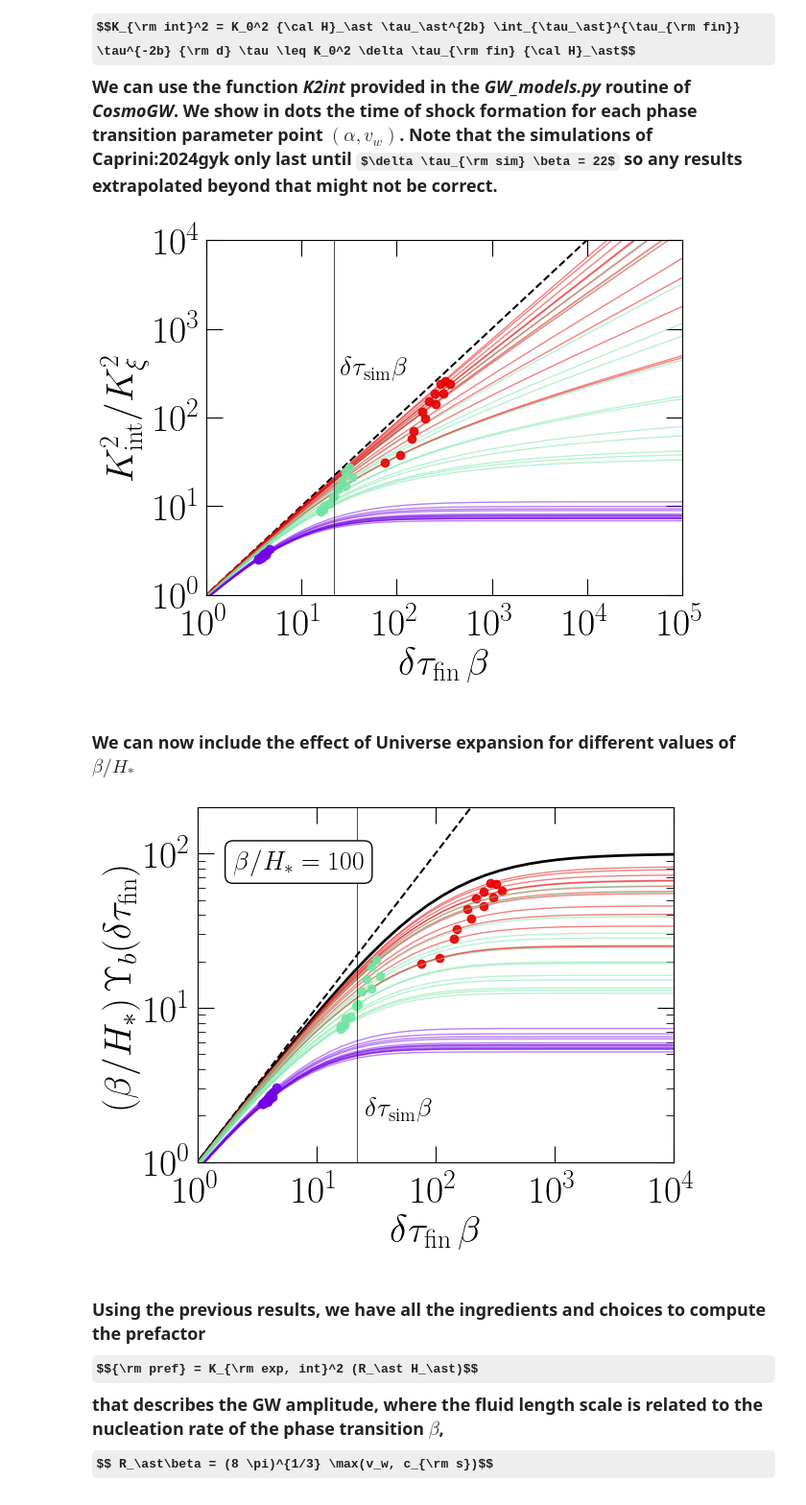
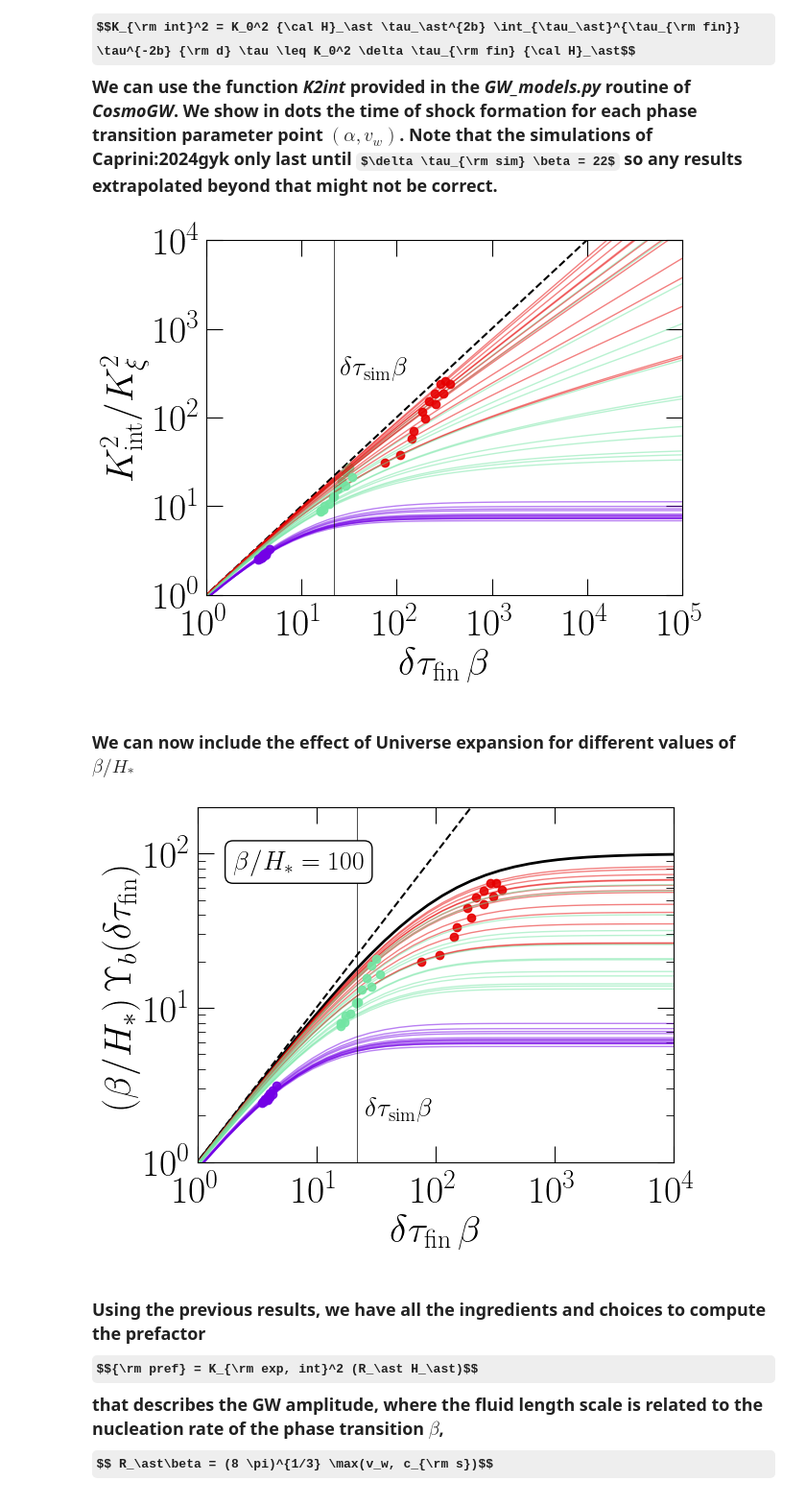
Before and after one commit to CosmoGW/CosmoGW, a Jupyter notebook: tutorials/GWs_sound-waves.ipynb, the cells around one changed output. Shown at 96% size. Saved outputs shown, nothing was run; the diff lists cells and outputs as text; code cells hidden in the pictures; some formulas as TeX source.

```diff
--- a/tutorials/GWs_sound-waves.ipynb
+++ b/tutorials/GWs_sound-waves.ipynb
@@ -178,10 +78,8 @@ cols = tuple(component * darken_factor for component in cols)
 cols2 = cmap(np.linspace(0, 1, len(val_alphas)))
 cols2 = tuple(component * darken_factor for component in cols2)
 
-for i in range(0, len(alphas)):
-    plt.plot(vws, OmGWtilde[:, i], color=cols[i], lw=.5)
-for i in range(0, len(val_alphas)):
-    plt.plot(val_vws, Omnums20[:, i], '.', color=cols2[i])
+for i in range(0, len(alphas)):     plt.plot(vws, OmGWtilde[:, i], color=cols[i], lw=.5)
+for i in range(0, len(val_alphas)): plt.plot(val_vws, Omnums20[:, i], '.', color=cols2[i])
 
 plt.xlabel(r'$v_w$')
 plt.ylabel(r'$\tilde \Omega_{\rm GW}$')
@@ -219,8 +117,7 @@ Oms_xi = hb.kappas_Esp(vws, alphas)*alphas/(1 + cs2)
 ### Similarly, Caprini:2024hue uses $K = 0.6 K_\xi$ based on the simulations of Jinno:2022mie. To incorporate a constant factor (like 0.6), the GW spectrum can just be multiplied by the squared of this factor, so this case does not require a particular option in the different functions of *CosmoGW*.
 # %%
 # take values from higgsless dataset
-dirr = importlib.resources.open_binary('cosmoGW',
-                'resources/higgsless/parameters_fit_sims.csv')
+dirr = cGW.HOME + 'resources/higgsless/parameters_fit_sims.csv'
 df   = pd.read_csv(dirr)
 
 K0, K0num, _, _ = tmp.interpolate_HL_vals(df, vws, val_alphas, quiet=True, numerical=True,
@@ -285,6 +182,10 @@ Text(0.5, 0, '$\\delta \\tau_{\\rm fin} \\, \\beta$')
 # %% [markdown]
 ### We can also use the values of $b$ interpolated from the numerical results of Caprini:2024gyk, where we note that for some of the phase transition parameters, especially for weak $\alpha$, the values of $b$ might deviate from the physical ones due to underresolution.
 # %%
+# take values from higgsless dataset
+dirr = cGW.HOME + 'resources/higgsless/parameters_fit_sims.csv'
+df   = pd.read_csv(dirr)
+
 # take values from higgsless dataset
 b, bnum, _, _ = tmp.interpolate_HL_vals(df, vws, alphas, quiet=True, numerical=True,
                                         value='b', boxsize=20)
@@ -313,18 +214,17 @@ dtfins = np.logspace(-6, 6, 100)
 plt.plot(dtfins, dtfins, color='black', ls='dashed')
 
 K2int_flat = np.zeros((len(dtfins), len(val_vws), len(val_alphas)))
+lf2   = hb.Rstar_beta(val_vws, corr=True)
+lf2, _ = np.meshgrid(lf2, val_alphas, indexing='ij')
+dtdur = lf2/np.sqrt(Oms_xi2)
+K2int_flat_tdur = np.zeros((len(val_vws), len(val_alphas)))
 for i in range(0, len(val_vws)):
     for j in range(0, len(val_alphas)):
         K2int_flat[:, i, j] = mod.K2int(dtfins, K0=1., b=bnum[i, j], expansion=False)
         plt.plot(dtfins,  K2int_flat[:, i, j], color=cols2[j], alpha=0.5, lw=1)
 
-lf2   = hb.Rstar_beta(val_vws, corr=True)
-lf2, _ = np.meshgrid(lf2, val_alphas, indexing='ij')
-dtdur = lf2/np.sqrt(Oms_xi2)
-for j in range(0, len(val_alphas)):
-    for l in range(0, len(val_vws)):
-        K2int_flat_tdur = mod.K2int(dtdur[l, j], K0=1., b=bnum[l, j], expansion=False)
-        plt.plot(dtdur[l, j], K2int_flat_tdur, 'o', color=cols2[j])
+        K2int_flat_tdur[i, j]  = mod.K2int(dtdur[i, j], K0=1., b=bnum[i, j], expansion=False)
+        plt.plot(dtdur[i, j], K2int_flat_tdur[i, j], 'o', color=cols2[j])
 
 plt.xlim(1e0, 1e4)
 plt.ylim(1e0, 1e4)
@@ -338,42 +238,44 @@ plt.ylabel(r'$K^2_{\rm int}/K_\xi^2$')
 plt.xlabel(r'$\delta \tau_{\rm fin} \, \beta$')
 plot_sets.axes_lines()
 # %% [output]
-[figure, old version]
+[figure, new version]
 # %% [markdown]
 ### We can now include the effect of Universe expansion for different values of $\beta/H_\ast$
 # %%
 dtfins = np.logspace(-6, 6, 100)
-betas = np.logspace(1, 3, 3)
+betas  = np.logspace(1, 3, 3)
 
 plt.plot(dtfins, dtfins, color='black', ls='dashed')
 
 Ups    = dtfins/(1 + dtfins)
-lf2   = hb.Rstar_beta(val_vws, corr=True)
+lf2    = hb.Rstar_beta(val_vws, corr=True)
 lf2, _ = np.meshgrid(lf2, val_alphas, indexing='ij')
-dtdur = lf2/np.sqrt(Oms_xi2)
+dtdur  = lf2/np.sqrt(Oms_xi2)
 
 i = 1
 plt.plot(dtfins*betas[i], Ups*betas[i], color='black', lw=2)
+K2int_exp = np.zeros((len(dtfins), len(val_vws), len(val_alphas)))
+K2int_exp_tdur = np.zeros((len(val_vws), len(val_alphas)))
 for j in range(0, len(val_alphas)):
     for l in range(0, len(val_vws)):
-        K2int_exp_tdur = mod.K2int(dtdur[l, j]/betas[i], dt0=10., K0=1., b=bnum[l, j], expansion=True, beta=betas[i])
-        plt.plot(dtdur[l, j], K2int_exp_tdur*betas[i], 'o', color=cols2[j])
-        K2int_exp = mod.K2int(dtfins, K0=1., dt0=10., b=bnum[l, j], expansion=True, beta=betas[i])
-        plt.plot(dtfins*betas[i], K2int_exp*betas[i], color=cols2[j], alpha=0.5, lw=1)
+        K2int_exp_tdur[l, j] = mod.K2int(dtdur[l, j]/betas[i], dt0=mod.dt0_ref, K0=1., b=bnum[l, j], expansion=True, beta=betas[i])
+        plt.plot(dtdur[l, j], K2int_exp_tdur[l, j]*betas[i], 'o', color=cols2[j])
+        K2int_exp[:, l, j] = mod.K2int(dtfins, K0=1., dt0=mod.dt0_ref, b=bnum[l, j], expansion=True, beta=betas[i])
+        plt.plot(dtfins*betas[i], K2int_exp[:, l, j]*betas[i], color=cols2[j], alpha=0.5, lw=1)
 
 plt.loglog()
 plt.xlim(1e0, 1e4)
 plt.ylim(1e0, 2e2)
 plot_sets.axes_lines()
 plt.xticks(np.logspace(0, 4, 5))
 plt.yticks(np.logspace(0, 2, 3))
 plt.vlines(22, 1e-1, 1e5, color='black', lw=0.5)
 plt.text(26, 2e0, r'$\delta \tau_{\rm sim} \beta$')
 plt.ylabel(r'$(\beta/H_\ast)\, \Upsilon_b (\delta \tau_{\rm fin})$')
 plt.xlabel(r'$\delta \tau_{\rm fin} \, \beta$')
 _ = plt.text(2, 8e1, r'$\beta/H_\ast = 100$', bbox=dict(boxstyle="round",fc='white'))
 # %% [output]
-[figure, old version]
+[figure, new version]
 # %% [markdown]
 ### Using the previous results, we have all the ingredients and choices to compute the prefactor $${\rm pref} = K_{\rm exp, int}^2 (R_\ast H_\ast)$$ that describes the GW amplitude, where the fluid length scale is related to the nucleation rate of the phase transition $\beta$, $$ R_\ast\beta = (8 \pi)^{1/3} \max(v_w, c_{\rm s})$$
 # %%
```
Also changed, not shown: parts of 14 cells of this notebook.
